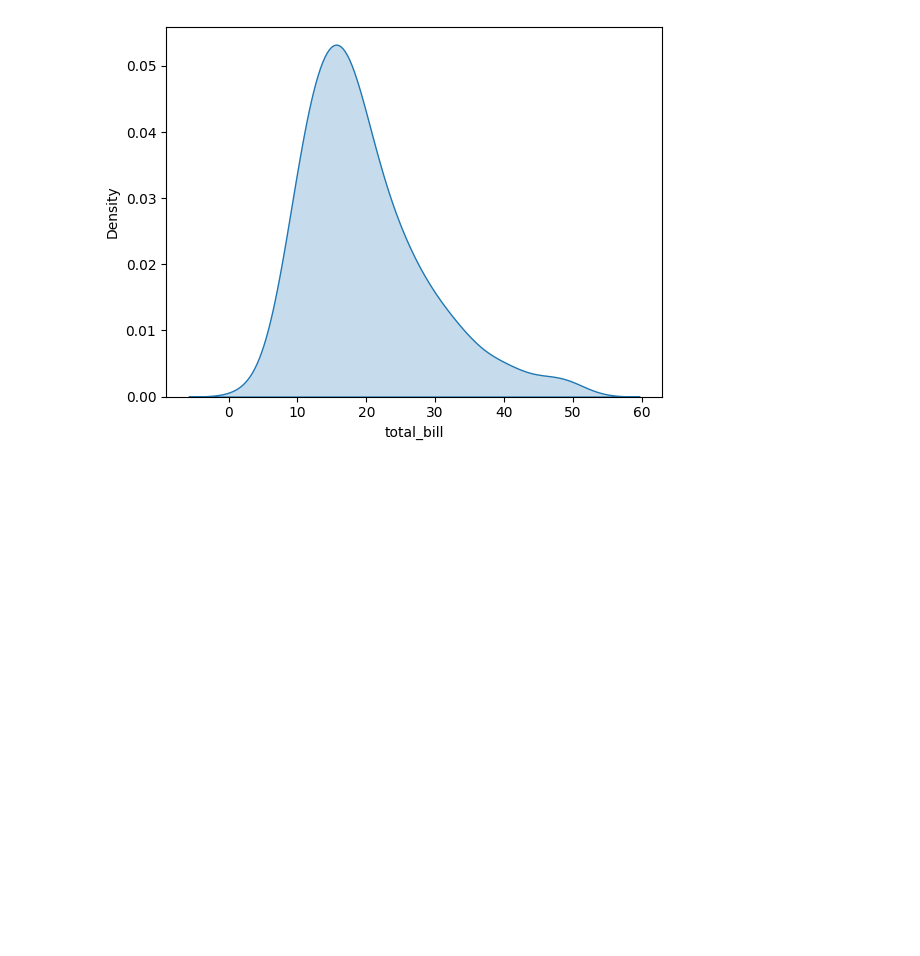
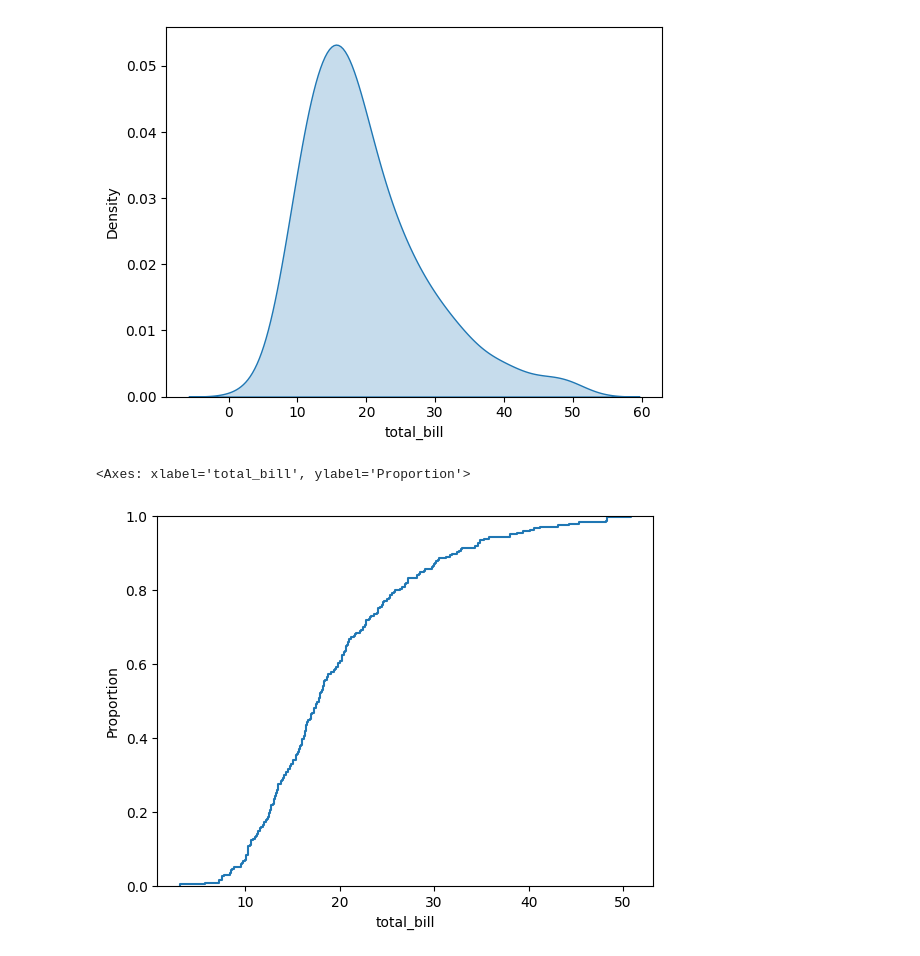
Before and after one commit to HeroHalder/AI-ML-Zero-to-Hero, a Jupyter notebook: 02 Python Libraries/Seaborn.ipynb, the cells around one changed output. Drawn from its saved outputs; the diff is of its cells as text; code cells hidden in the pictures; blank space fills up the shorter version.

```diff
--- a/02 Python Libraries/Seaborn.ipynb
+++ b/02 Python Libraries/Seaborn.ipynb
@@ -248,3 +248,8 @@ sns.kdeplot(df2["total_bill"],fill=True)#shade==fill fill new version
 # %% [output]
 <Axes: xlabel='total_bill', ylabel='Density'>
 [figure]
+# %%
+sns.ecdfplot(data=df2, x="total_bill")
+# %% [output]
+<Axes: xlabel='total_bill', ylabel='Proportion'>
+[figure, added]
```
Also changed, not shown: parts of 10 cells of this notebook.
